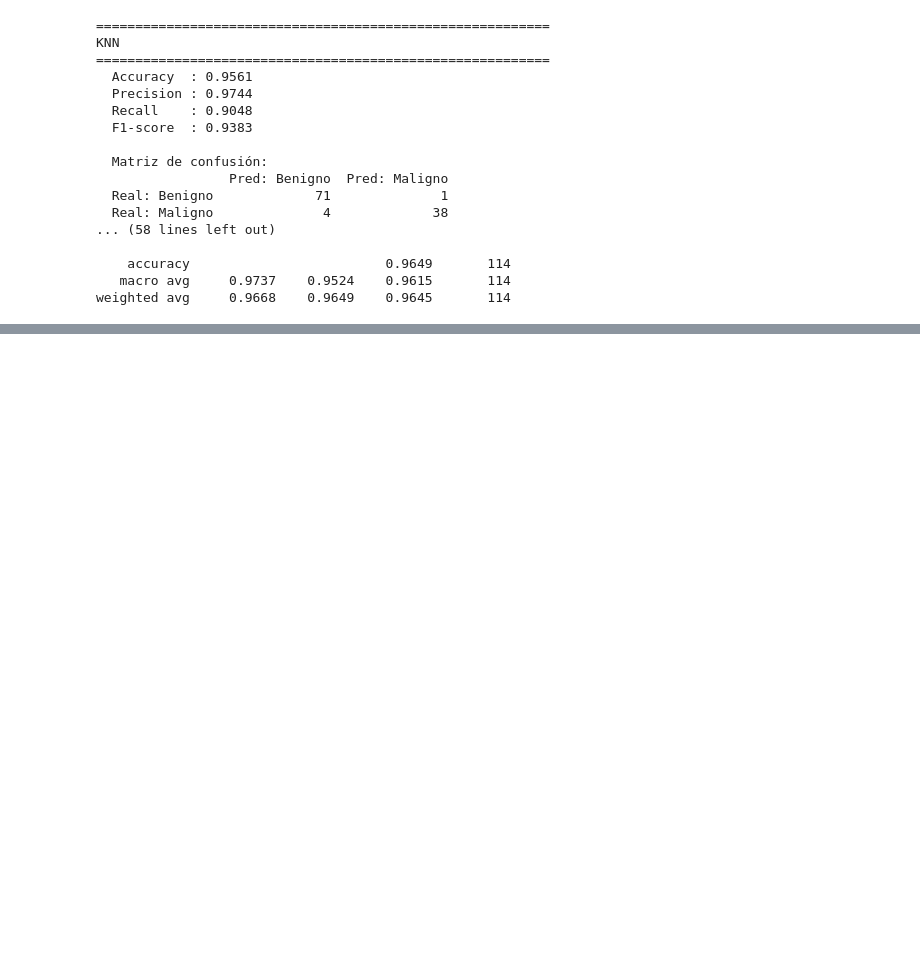
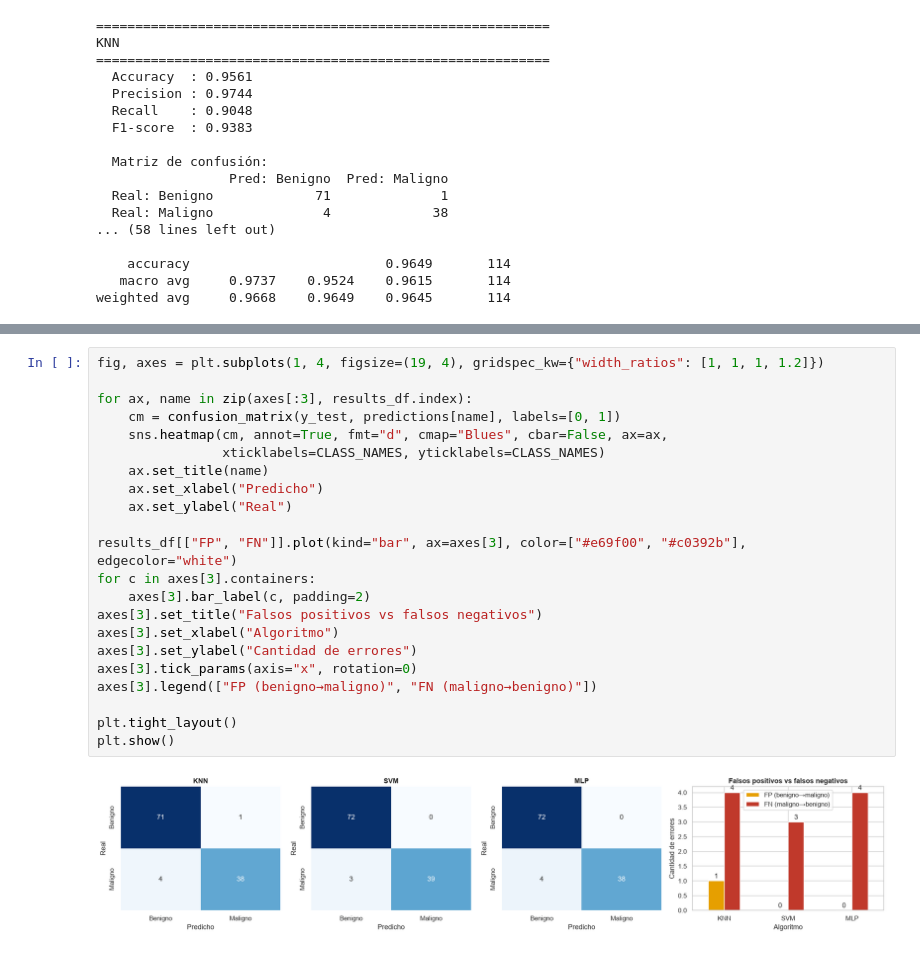
Before and after one commit to AngelaRKE/Algoritmos_Ap_Sup, a Jupyter notebook: notebooks/comparacion_knn_svm_mlp.ipynb, the cells around one changed output, grey strips where cells are left out. Saved outputs shown, nothing was run; the diff lists cells and outputs as text; blank space fills up the shorter version.

```diff
--- a/notebooks/comparacion_knn_svm_mlp.ipynb
+++ b/notebooks/comparacion_knn_svm_mlp.ipynb
@@ -352,0 +380,24 @@ weighted avg     0.9668    0.9649    0.9645       114
+# %%
+fig, axes = plt.subplots(1, 4, figsize=(19, 4), gridspec_kw={"width_ratios": [1, 1, 1, 1.2]})
+
+for ax, name in zip(axes[:3], results_df.index):
+    cm = confusion_matrix(y_test, predictions[name], labels=[0, 1])
+    sns.heatmap(cm, annot=True, fmt="d", cmap="Blues", cbar=False, ax=ax,
+                xticklabels=CLASS_NAMES, yticklabels=CLASS_NAMES)
+    ax.set_title(name)
+    ax.set_xlabel("Predicho")
+    ax.set_ylabel("Real")
+
+results_df[["FP", "FN"]].plot(kind="bar", ax=axes[3], color=["#e69f00", "#c0392b"], edgecolor="white")
+for c in axes[3].containers:
+    axes[3].bar_label(c, padding=2)
+axes[3].set_title("Falsos positivos vs falsos negativos")
+axes[3].set_xlabel("Algoritmo")
+axes[3].set_ylabel("Cantidad de errores")
+axes[3].tick_params(axis="x", rotation=0)
+axes[3].legend(["FP (benigno→maligno)", "FN (maligno→benigno)"])
+
+plt.tight_layout()
+plt.show()
+# %% [output]
+[figure, added]
```
Also changed, not shown: parts of 6 cells of this notebook.
